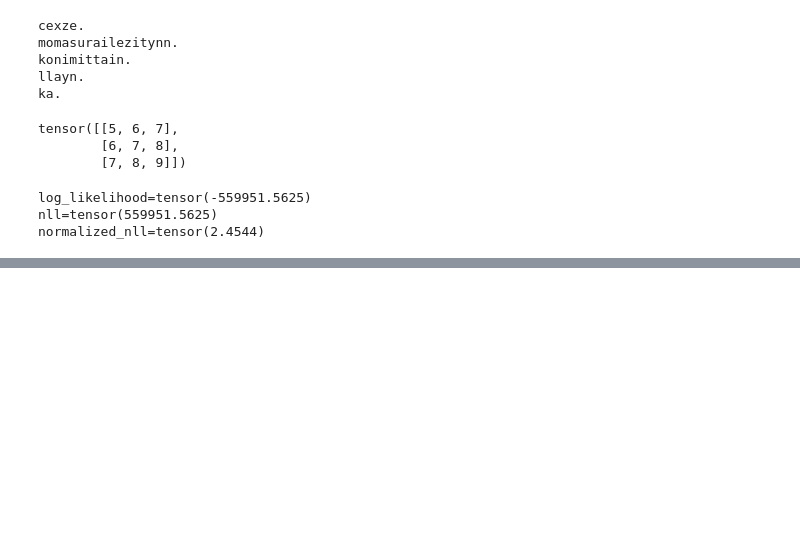
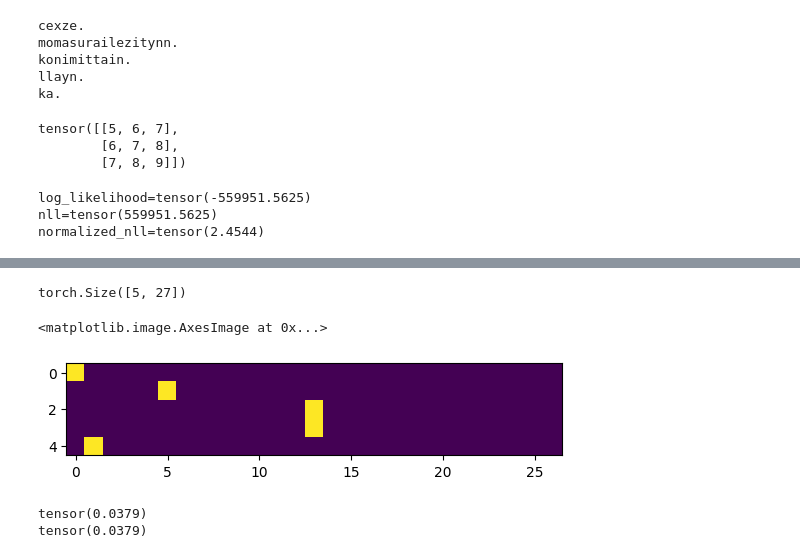
Before and after one commit to freeman-jiang/karpathy-ml, a Jupyter notebook: makemore/makemore.ipynb, the cells around one changed output, grey strips where cells are left out. Drawn from its saved outputs; the diff is of its cells as text; code cells hidden in the pictures; blank space fills up the shorter version.

```diff
--- a/makemore/makemore.ipynb
+++ b/makemore/makemore.ipynb
@@ -284,3 +284,21 @@ normalized_nll=tensor(2.4544)
 # equivalent to minimizing the average negative log likelihood
 
 # log(a*b*c) = log(a) + log(b) + log(c)
+# %%
+# Going to create a neural network that also gets a single input char and outputs the next one
+# But it will be trained using the loss fn
+
+# create training set of all the bigrams (x,y)
+xs, ys, = [], []
+
+for w in words[:1]:
+  chs = ['.'] + list(w) + ['.'] # add special start and end chars
+  for ch1, ch2 in zip(chs, chs[1:]): # zip returns at the smallest iterator
+    ix1 = stoi[ch1]
+    ix2 = stoi[ch2]
+    print(ch1, ch2)
+    xs.append(ix1)
+    ys.append(ix2)
+
+xs = torch.tensor(xs)
+ys = torch.tensor(ys)
@@ -286,0 +319,5 @@ normalized_nll=tensor(2.4544)
+# %%
+# One-hot encoding: take an integer like 13 and create a vector of all-zeros except the 13th element which is 1
+import torch.nn.functional as F
+xenc = F.one_hot(xs, num_classes=27).float()
+xenc
@@ -286,0 +335,9 @@ normalized_nll=tensor(2.4544)
+# %%
+xenc.shape
+# %% [output]
+torch.Size([5, 27])
+# %%
+plt.imshow(xenc) # .emma as a onehot encoding
+# %% [output]
+<matplotlib.image.AxesImage at 0x...>
+[figure, added]
@@ -286,0 +348,8 @@ normalized_nll=tensor(2.4544)
+# %%
+# Firing rate of the 13th neuron on the 3rd input
+# Achieved by dot product from the 3rd input on the 13th column
+print((xenc @ W)[3, 13])
+print((xenc[3] * W[:, 13]).sum()) # Same as this, just more efficient bc done in parallel
+# %% [output]
+tensor(0.0379)
+tensor(0.0379)
```
Also changed, not shown: parts of 20 cells of this notebook.
